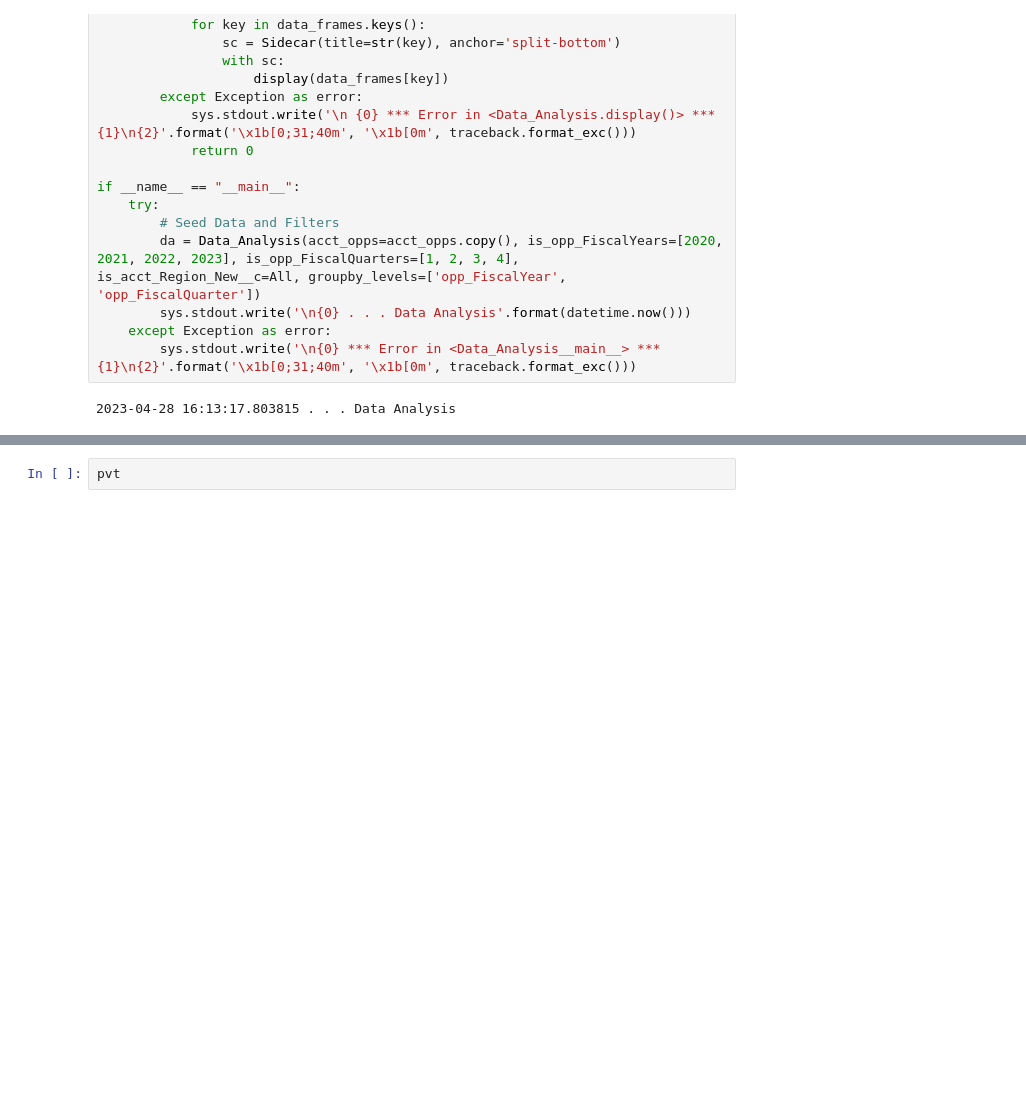
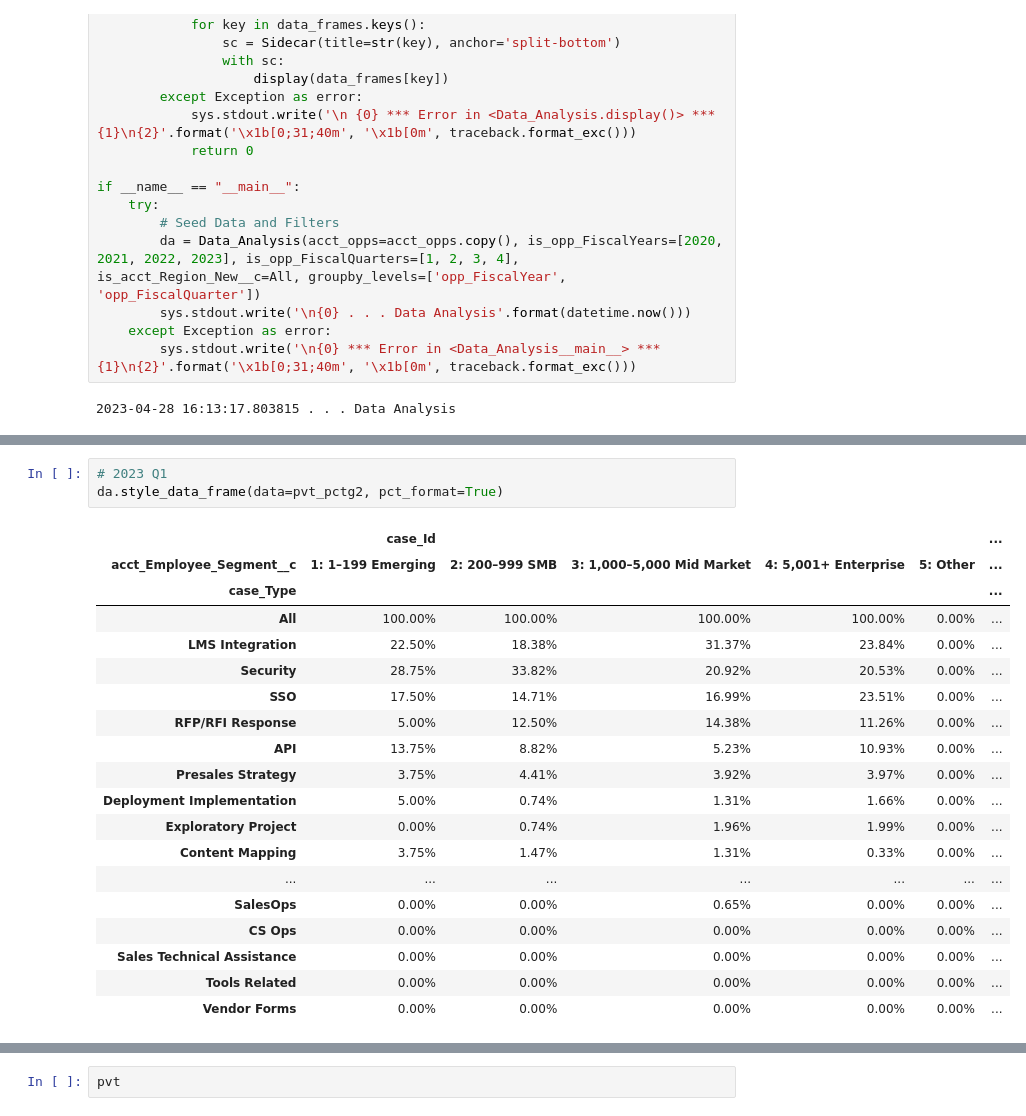
Before and after one commit to SamvelChan/colab_notebooks, a Jupyter notebook: salesforce_data.ipynb, the cells around one changed output, grey strips where cells are left out. Drawn from its saved outputs; the diff is of its cells as text; blank space fills up the shorter version.

```diff
--- a/salesforce_data.ipynb
+++ b/salesforce_data.ipynb
@@ -2234,0 +2296,23 @@ display(button, output)
+# %%
+# 2023 Q1
+da.style_data_frame(data=pvt_pctg2, pct_format=True)
+# %% [output]
+|  | case_Id |  |  |  |  | ... |
+| acct_Employee_Segment__c | 1: 1–199 Emerging | 2: 200–999 SMB | 3: 1,000–5,000 Mid Market | 4: 5,001+ Enterprise | 5: Other | ... |
+| case_Type |  |  |  |  |  | ... |
+| All | 100.00% | 100.00% | 100.00% | 100.00% | 0.00% | ... |
+| LMS Integration | 22.50% | 18.38% | 31.37% | 23.84% | 0.00% | ... |
+| Security | 28.75% | 33.82% | 20.92% | 20.53% | 0.00% | ... |
+| SSO | 17.50% | 14.71% | 16.99% | 23.51% | 0.00% | ... |
+| RFP/RFI Response | 5.00% | 12.50% | 14.38% | 11.26% | 0.00% | ... |
+| API | 13.75% | 8.82% | 5.23% | 10.93% | 0.00% | ... |
+| Presales Strategy | 3.75% | 4.41% | 3.92% | 3.97% | 0.00% | ... |
+| Deployment Implementation | 5.00% | 0.74% | 1.31% | 1.66% | 0.00% | ... |
+| Exploratory Project | 0.00% | 0.74% | 1.96% | 1.99% | 0.00% | ... |
+| Content Mapping | 3.75% | 1.47% | 1.31% | 0.33% | 0.00% | ... |
+| ... | ... | ... | ... | ... | ... | ... |
+| SalesOps | 0.00% | 0.00% | 0.65% | 0.00% | 0.00% | ... |
+| CS Ops | 0.00% | 0.00% | 0.00% | 0.00% | 0.00% | ... |
+| Sales Technical Assistance | 0.00% | 0.00% | 0.00% | 0.00% | 0.00% | ... |
+| Tools Related | 0.00% | 0.00% | 0.00% | 0.00% | 0.00% | ... |
+| Vendor Forms | 0.00% | 0.00% | 0.00% | 0.00% | 0.00% | ... |
```
Also changed, not shown: parts of 6 cells of this notebook.
